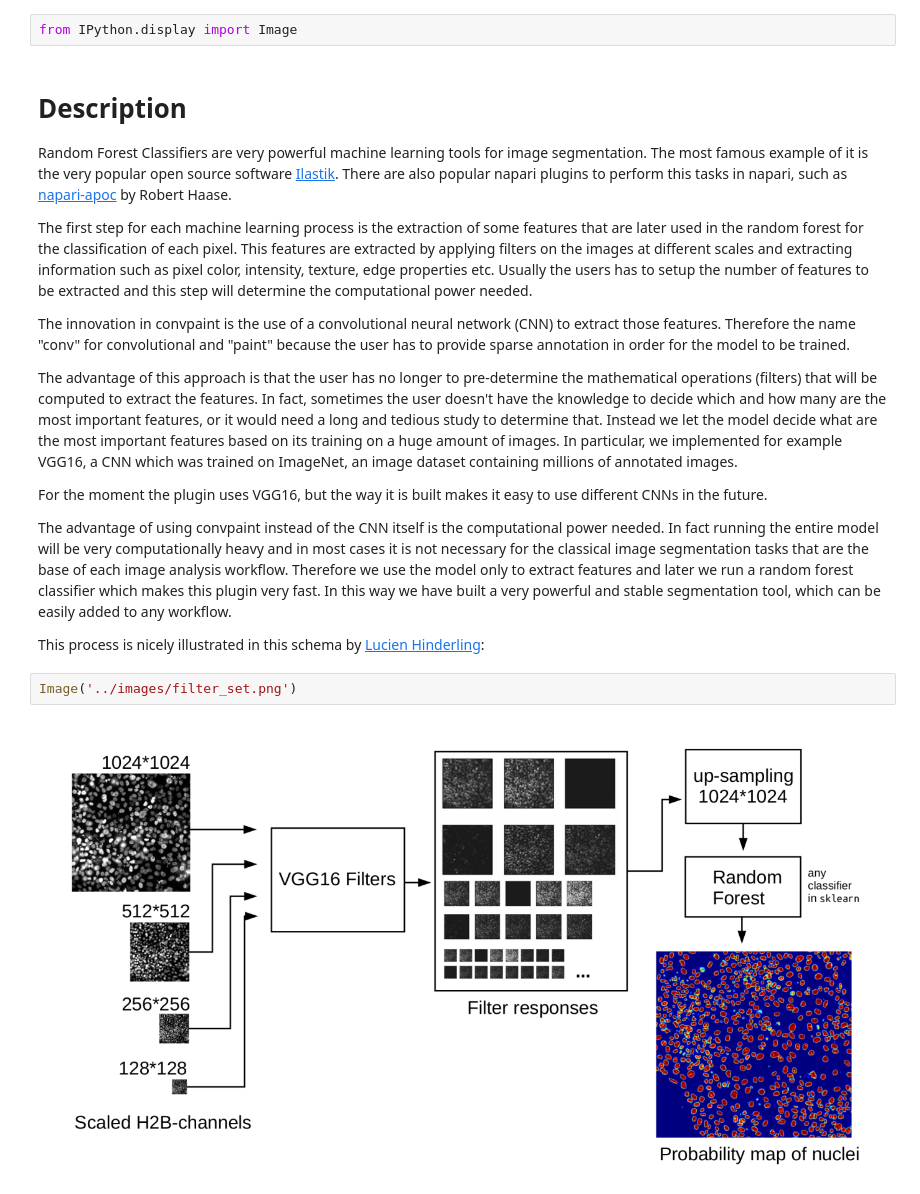
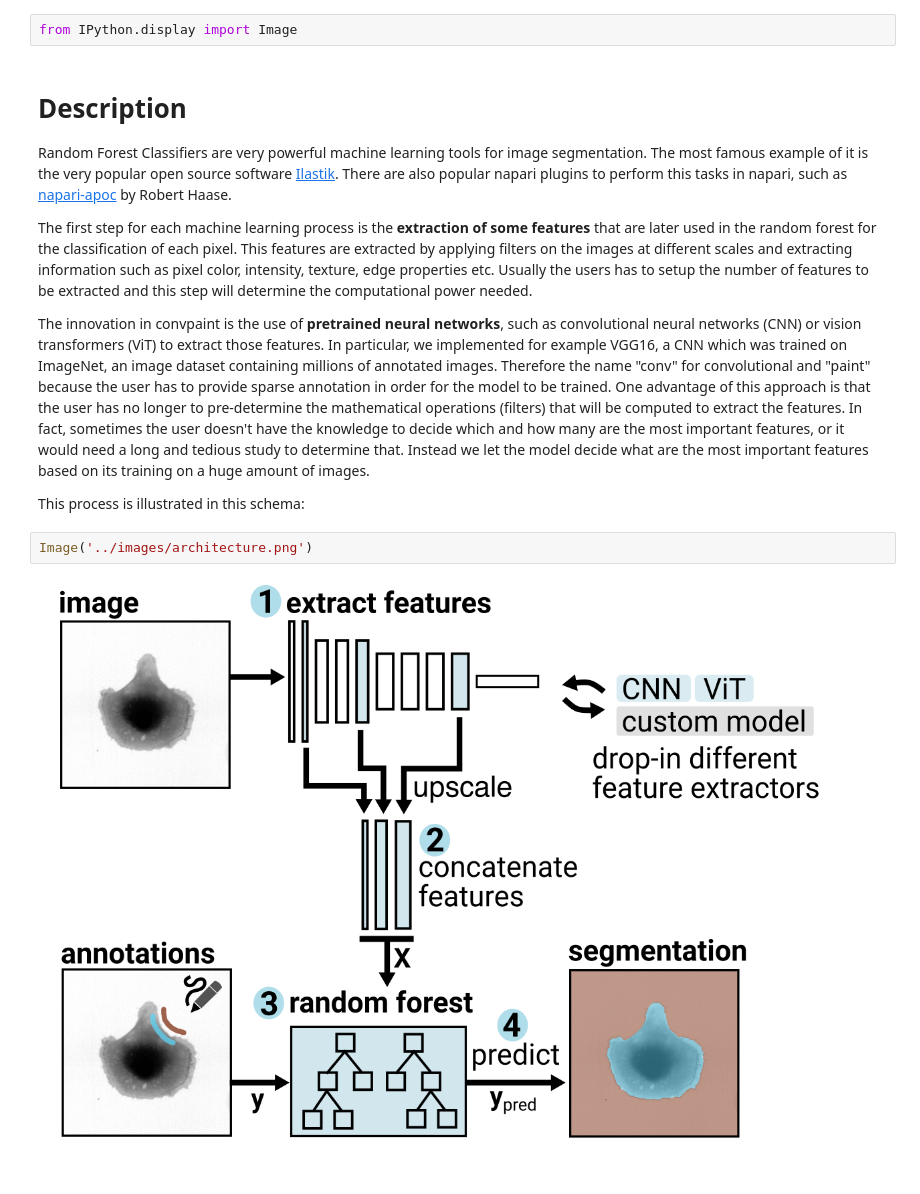
Before and after one commit to guiwitz/napari-convpaint, a Jupyter notebook: book/Description.ipynb, the cells around one changed output. Drawn from its saved outputs; the diff is of its cells as text.

Commit message:
updated description section with new figure and DINOv2, some hints to quantification

```diff
--- a/book/Description.ipynb
+++ b/book/Description.ipynb
@@ -4,18 +4,13 @@ from IPython.display import Image
 # Description
 Random Forest Classifiers are very powerful machine learning tools for image segmentation. The most famous example of it is the very popular open source software [Ilastik](https://www.ilastik.org/). There are also popular napari plugins to perform this tasks in napari, such as [napari-apoc](https://github.com/haesleinhuepf/napari-accelerated-pixel-and-object-classification) by Robert Haase.
 
-The first step for each machine learning process is the extraction of some features that are later used in the random forest for the classification of each pixel. This features are extracted by applying filters on the images at different scales and extracting information such as pixel color, intensity, texture, edge properties etc. Usually the users has to setup the number of features to be extracted and this step will determine the computational power needed.
+The first step for each machine learning process is the **extraction of some features** that are later used in the random forest for the classification of each pixel. This features are extracted by applying filters on the images at different scales and extracting information such as pixel color, intensity, texture, edge properties etc. Usually the users has to setup the number of features to be extracted and this step will determine the computational power needed.
 
-The innovation in convpaint is the use of a convolutional neural network (CNN) to extract those features. Therefore the name "conv" for convolutional and "paint" because the user has to provide sparse annotation in order for the model to be trained.
+The innovation in convpaint is the use of **pretrained neural networks**, such as convolutional neural networks (CNN) or vision transformers (ViT) to extract those features. In particular, we implemented for example VGG16, a CNN which was trained on ImageNet, an image dataset containing millions of annotated images.
+ Therefore the name "conv" for convolutional and "paint" because the user has to provide sparse annotation in order for the model to be trained. One advantage of this approach is that the user has no longer to pre-determine the mathematical operations (filters) that will be computed to extract the features. In fact, sometimes the user doesn't have the knowledge to decide which and how many are the most important features, or it would need a long and tedious study to determine that. Instead we let the model decide what are the most important features based on its training on a huge amount of images.
 
-The advantage of this approach is that the user has no longer to pre-determine the mathematical operations (filters) that will be computed to extract the features. In fact, sometimes the user doesn't have the knowledge to decide which and how many are the most important features, or it would need a long and tedious study to determine that. Instead we let the model decide what are the most important features based on its training on a huge amount of images. In particular, we implemented for example VGG16, a CNN which was trained on ImageNet, an image dataset containing millions of annotated images.
-
-For the moment the plugin uses VGG16, but the way it is built makes it easy to use different CNNs in the future.
-
-The advantage of using convpaint instead of the CNN itself is the computational power needed. In fact running the entire model will be very computationally heavy and in most cases it is not necessary for the classical image segmentation tasks that are the base of each image analysis workflow. Therefore we use the model only to extract features and later we run a random forest classifier which makes this plugin very fast. In this way we have built a very powerful and stable segmentation tool, which can be easily added to any workflow.
-
-This process is nicely illustrated in this schema by [Lucien Hinderling](https://github.com/hinderling/napari_pixel_classifier):
+This process is illustrated in this schema:
 # %%
-Image('../images/filter_set.png')
+Image('../images/architecture.png')
 # %% [output]
-[figure, old version]
+[figure, new version]
```
Also changed, not shown: parts of 2 cells of this notebook, 3 other files.
